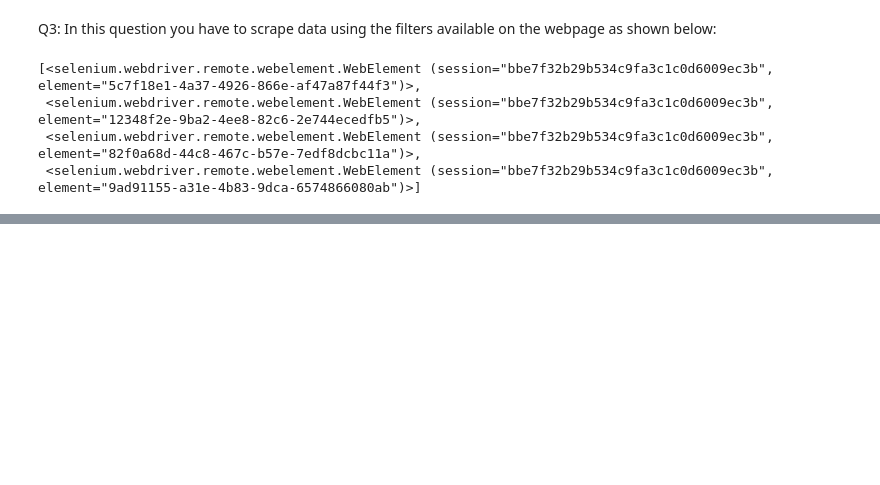
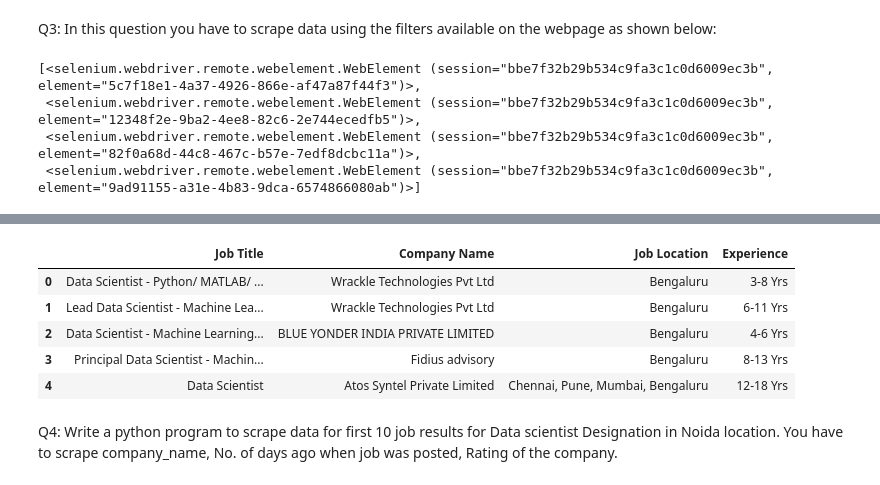
Before and after one commit to vara1994/projects, a Jupyter notebook: Assignment2.ipynb, the cells around one changed output, grey strips where cells are left out. Drawn from its saved outputs; the diff is of its cells as text; code cells hidden in the pictures; blank space fills up the shorter version.

```diff
--- a/Assignment2.ipynb
+++ b/Assignment2.ipynb
@@ -327,0 +368,3 @@ title_tags[:4]
+# %%
+Location_tag=div.find_elements_by_xpath('//li[@class="fleft grey-text br2 placeHolderLi location"]')
+Location_tag[:4]
@@ -327,0 +376,5 @@ title_tags[:4]
+# %%
+for i in Location_tag:
+    location=i.text
+    location_List.append(location)
+location_List[:11]
@@ -327,0 +393,3 @@ title_tags[:4]
+# %%
+experience_tag=div.find_elements_by_xpath('//li[@class="fleft grey-text br2 placeHolderLi experience"]')
+experience_tag[:4]
@@ -327,0 +401,5 @@ title_tags[:4]
+# %%
+for i in experience_tag:
+    experience=i.text
+    experience_List.append(experience)
+experience_List[:11]
@@ -327,0 +420,17 @@ title_tags[:4]
+# %%
+data=pd.DataFrame({"Job Title":job_title,
+                   "Company Name":company_name,
+                   "Job Location":location_List,
+                   "Experience":experience_List})
+data.head()
+# %% [output]
+|  | Job Title | Company Name | Job Location | Experience |
+| 0 | Data Scientist - Python/ MATLAB/ ... | Wrackle Technologies Pvt Ltd | Bengaluru | 3-8 Yrs |
+| 1 | Lead Data Scientist - Machine Lea... | Wrackle Technologies Pvt Ltd | Bengaluru | 6-11 Yrs |
+| 2 | Data Scientist - Machine Learning... | BLUE YONDER INDIA PRIVATE LIMITED | Bengaluru | 4-6 Yrs |
+| 3 | Principal Data Scientist - Machin... | Fidius advisory | Bengaluru | 8-13 Yrs |
+| 4 | Data Scientist | Atos Syntel Private Limited | Chennai, Pune, Mumbai, Bengaluru | 12-18 Yrs |
+# %% [markdown]
+Q4: Write a python program to scrape data for first 10 job results for Data scientist
+Designation in Noida location. You have to scrape company_name, No. of days
+ago when job was posted, Rating of the company.
```
Also changed, not shown: parts of 27 cells of this notebook.
